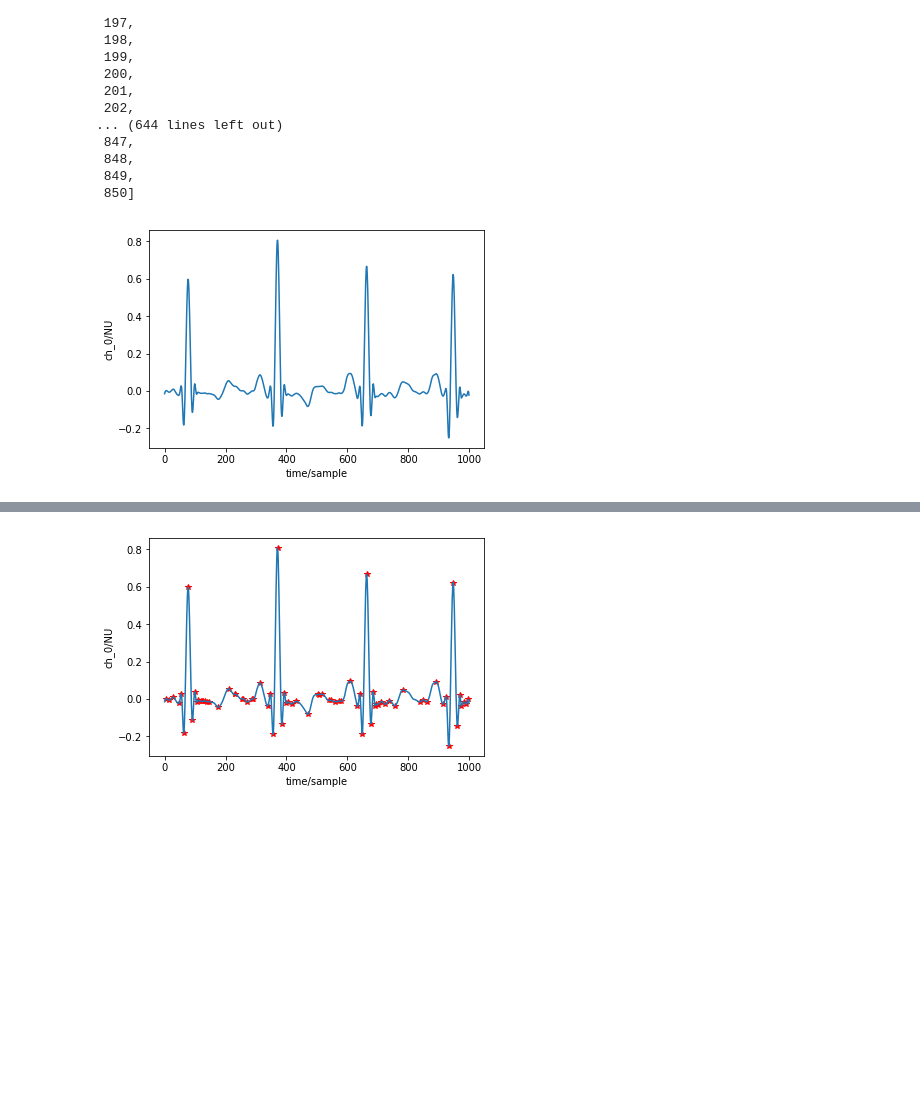
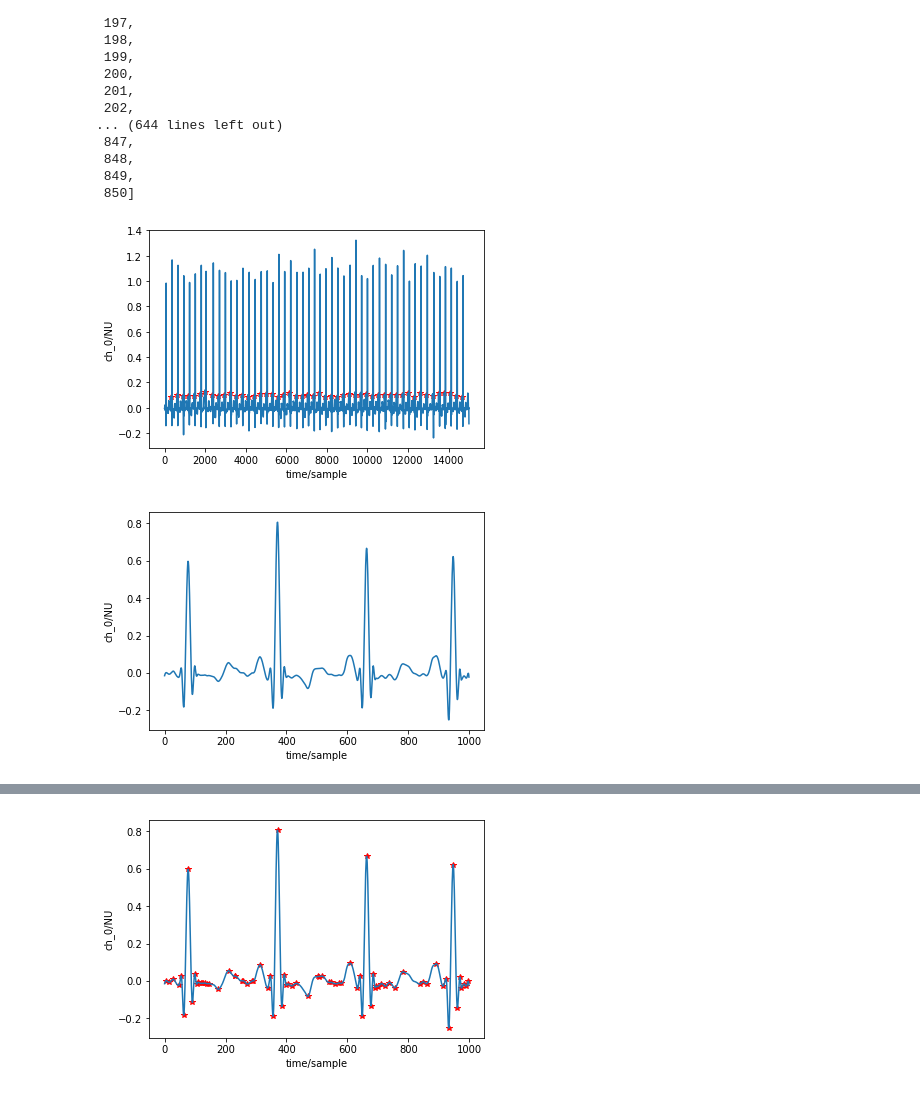
Before and after one commit to nimch681/ECGdataAnalysis, a Jupyter notebook: P and T points extractor.ipynb, the cells around one changed output, grey strips where cells are left out. Drawn from its saved outputs; the diff is of its cells as text; code cells hidden in the pictures; blank space fills up the shorter version.

```diff
--- a/P and T points extractor.ipynb
+++ b/P and T points extractor.ipynb
@@ -21,0 +23,3 @@ import pywt
+# %%
+mitdb = load_database.load_mitdb()
+mitdb.segment_beats()
@@ -192,13 +214,15 @@ beats, beat_pos = segment_beat(mit100.filtered_MLII, mit100.segmented_R_pos,uppe
  849,
  850]
 # %%
-p_waves = mit100.annotated_p_waves_pos[0:5]
+p_waves = mit100.annotated_p_waves_pos[0:50]
 
-#filtered_np100 = savgol_filter(mit100.filtered_MLII[0:1000],51,7)
+filtered_np100 = savgol_filter(mit100.filtered_MLII[0:1000],51,7)
 
 p_waves = [int(b) for b in p_waves]
 #p_waves = list([210, 400])
 p_wave = np.asarray(p_waves)
+wfdb.plot_items(signal=mit100.filtered_MLII[0:15000], ann_samp=[p_wave])
 wfdb.plot_items(signal=filtered_np100)#, ann_samp=[p_wave])
 # %% [output]
-[figure, old version]
+[figure, new version]
+[figure, added]
```
Also changed, not shown: parts of 6 cells of this notebook, 1 other file.
